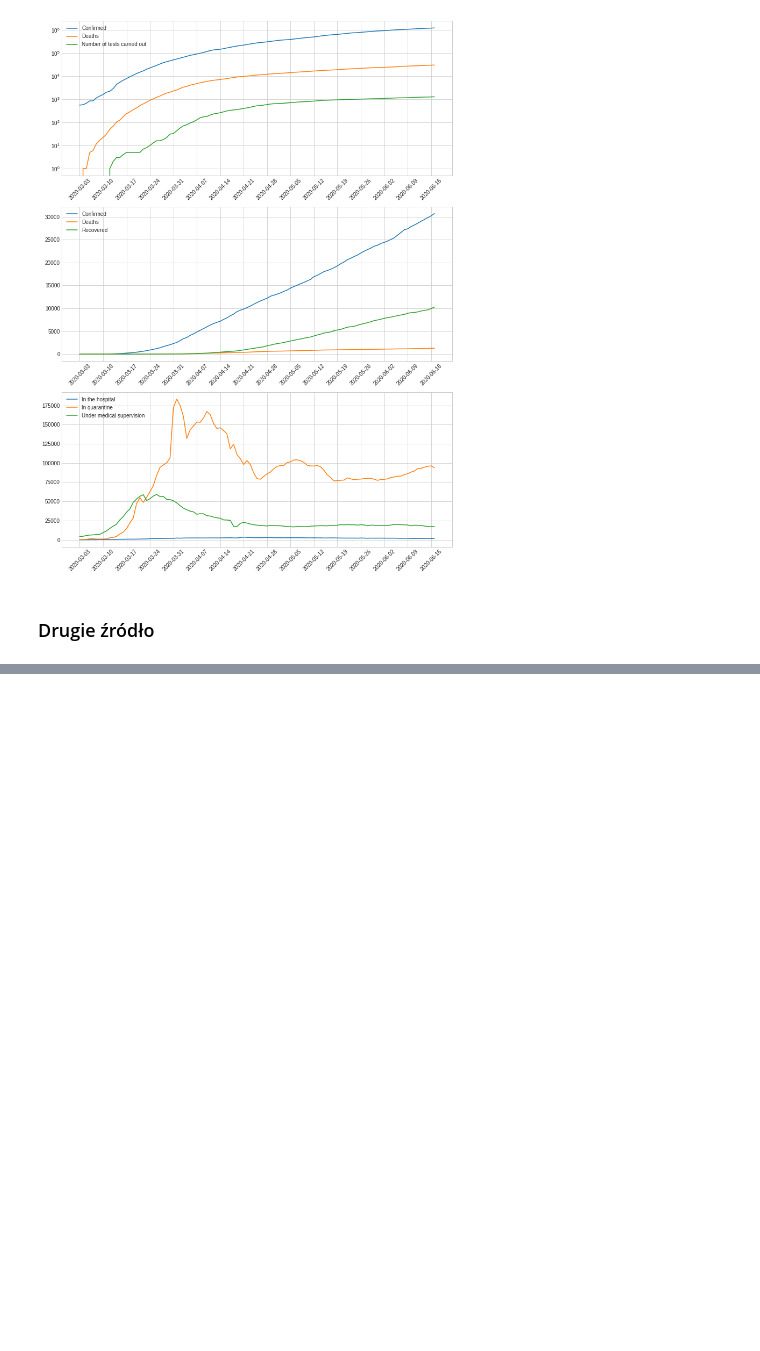
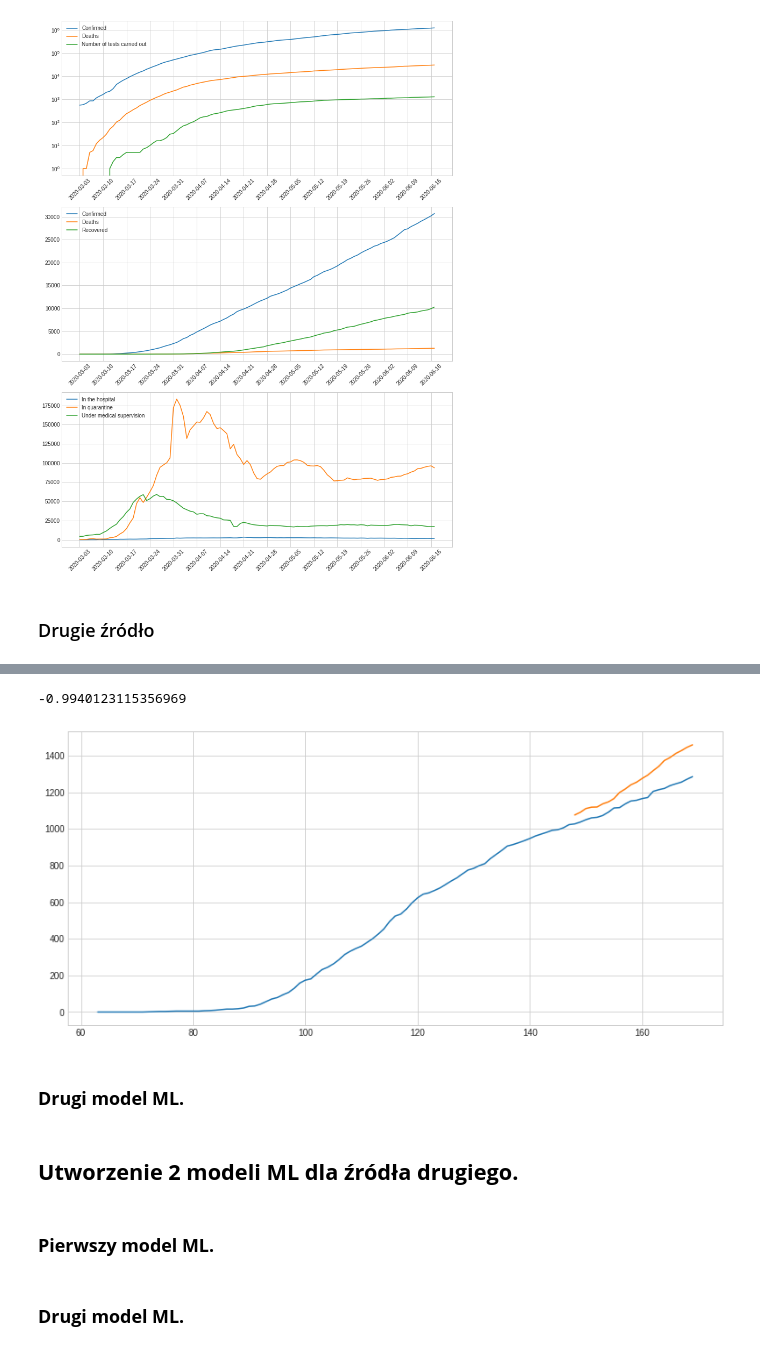
Before and after one commit to Do1kk/COVID-19_Project, a Jupyter notebook: Copy_of_ProjectPython.ipynb, the cells around one changed output, grey strips where cells are left out. Drawn from its saved outputs; the diff is of its cells as text; code cells hidden in the pictures; blank space fills up the shorter version.

```diff
--- a/Copy_of_ProjectPython.ipynb
+++ b/Copy_of_ProjectPython.ipynb
@@ -164,0 +172,9 @@ plt.show()
+# %%
+data1["Timestamp"] = pd.to_datetime(data1["Timestamp"], dayfirst=True).dt.dayofyear
+X = data1.iloc[:, [0, 1, 3, 4, 5, 6, 7]]
+y = data1["Deaths"]
+X_train, X_test, y_train, y_test = train_test_split(X, y, random_state=43, test_size=0.2, shuffle=False)
+# %%
+hidden_layers = (50, 50, 50, 50, 50, 50, 50, 50, 50, 50, 50)
+model_regr = MLPRegressor(random_state=43, max_iter=1000, hidden_layer_sizes=hidden_layers, early_stopping=True)
+model_regr.fit(X_train, y_train)
@@ -164,0 +190,23 @@ plt.show()
+# %%
+y_pred = model_regr.predict(X_test)
+model_regr.score(X_test, y_test)
+# %% [output]
+-0.9940123115356969
+# %%
+plt.figure(figsize=[13, 6])
+
+plt.plot(data1["Timestamp"], data1["Deaths"])
+# Naniesienie przewidywań z wytrenowanego modelu.
+plt.plot(X_test["Timestamp"], y_pred)
+
+plt.show()
+# %% [output]
+[figure, added]
+# %% [markdown]
+### **Drugi model ML.**
+# %% [markdown]
+## **Utworzenie 2 modeli ML dla źródła drugiego.**
+# %% [markdown]
+### **Pierwszy model ML.**
+# %% [markdown]
+### **Drugi model ML.**
```
Also changed, not shown: parts of 8 cells of this notebook.
